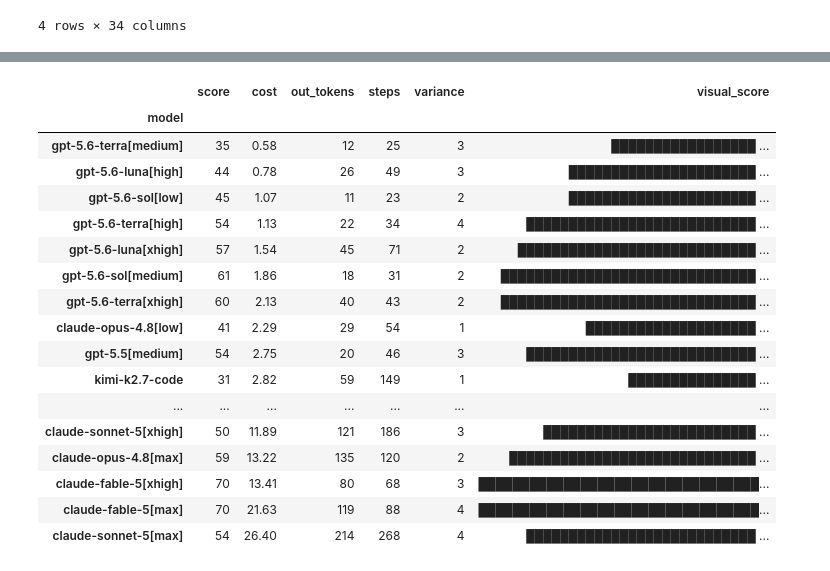
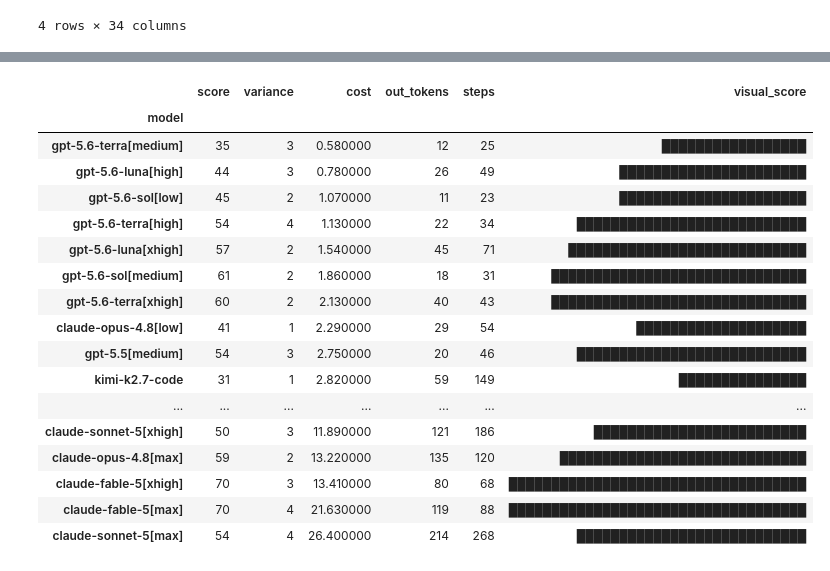
Before and after one commit to threnjen/thren-agentic-workflows, a Jupyter notebook: deepswe_charts.ipynb, the cells around one changed output, grey strips where cells are left out. Saved outputs shown, nothing was run; the diff lists cells and outputs as text; code cells hidden in the pictures.

```diff
--- a/deepswe_charts.ipynb
+++ b/deepswe_charts.ipynb
@@ -10,3 +10,27 @@ df
 | 2 | 60k | 41k | 80k | 119k | 72k | ... |
 | 3 | 61 | 44 | 68 | 88 | 76 | ... |
 4 rows × 34 columns
+# %%
+# transform the data frame so the columns become rows and the rows become columns
+df_transposed = df.T
+# reset the index
+df_transposed.reset_index(inplace=True)
+# add column names ["model", "score", "cost", "out_tokens", "steps"]
+df_transposed.columns = ["model", "score", "cost", "out_tokens", "steps"]
+
+# split the "score" column on the +- symbol and move the second % to a new column "variance"
+df_transposed[["score", "variance"]] = df_transposed["score"].str.split("±", expand=True)
+
+# in "score" and "variance", strip the "%" symbol and make it an integer. In "cost" column, strip the $ symbol and make it a float.
+df_transposed["score"] = df_transposed["score"].str.rstrip("%").astype(int)
+df_transposed["variance"] = df_transposed["variance"].str.rstrip("%").astype(int)
+df_transposed["cost"] = df_transposed["cost"].str.lstrip("$").astype(float)
+df_transposed["out_tokens"] = df_transposed["out_tokens"].str.rstrip("k").astype(int)
+
+# reorder the df columns by ["model", "score", "variance", "cost", "out_tokens", "steps"]
+df_transposed = df_transposed[["model", "score", "variance", "cost", "out_tokens", "steps"]]
+
+# set "model" as the index
+df_transposed.set_index("model", inplace=True)
+
+df_transposed
@@ -67,21 +91,34 @@ styled_df
 # %%
-df_transposed.sort_values("cost")
+df_cost = df_transposed.sort_values("cost")
+
+styled_df = (
+    df_cost.style
+    .set_properties(subset=["visual_score"], **{"text-align": "left"})
+    .set_table_styles(
+        [
+            {"selector": "th", "props": [("text-align", "left")]},
+            {"selector": "td", "props": [("text-align", "left")]},
+        ]
+    )
+)
+
+styled_df
 # %% [output]
-|  | score | cost | out_tokens | steps | variance | visual_score |
+|  | score | variance | cost | out_tokens | steps | visual_score |
 | model |  |  |  |  |  |  |
-| gpt-5.6-terra[medium] | 35 | 0.58 | 12 | 25 | 3 | █████████████████ ... |
-| gpt-5.6-luna[high] | 44 | 0.78 | 26 | 49 | 3 | ██████████████████████ ... |
-| gpt-5.6-sol[low] | 45 | 1.07 | 11 | 23 | 2 | ██████████████████████ ... |
-| gpt-5.6-terra[high] | 54 | 1.13 | 22 | 34 | 4 | ███████████████████████████ ... |
-| gpt-5.6-luna[xhigh] | 57 | 1.54 | 45 | 71 | 2 | ████████████████████████████ ... |
-| gpt-5.6-sol[medium] | 61 | 1.86 | 18 | 31 | 2 | ██████████████████████████████ ... |
-| gpt-5.6-terra[xhigh] | 60 | 2.13 | 40 | 43 | 2 | ██████████████████████████████ ... |
-| claude-opus-4.8[low] | 41 | 2.29 | 29 | 54 | 1 | ████████████████████ ... |
-| gpt-5.5[medium] | 54 | 2.75 | 20 | 46 | 3 | ███████████████████████████ ... |
-| kimi-k2.7-code | 31 | 2.82 | 59 | 149 | 1 | ███████████████ ... |
+| gpt-5.6-terra[medium] | 35 | 3 | 0.580000 | 12 | 25 | █████████████████ |
+| gpt-5.6-luna[high] | 44 | 3 | 0.780000 | 26 | 49 | ██████████████████████ |
+| gpt-5.6-sol[low] | 45 | 2 | 1.070000 | 11 | 23 | ██████████████████████ |
+| gpt-5.6-terra[high] | 54 | 4 | 1.130000 | 22 | 34 | ███████████████████████████ |
+| gpt-5.6-luna[xhigh] | 57 | 2 | 1.540000 | 45 | 71 | ████████████████████████████ |
+| gpt-5.6-sol[medium] | 61 | 2 | 1.860000 | 18 | 31 | ██████████████████████████████ |
+| gpt-5.6-terra[xhigh] | 60 | 2 | 2.130000 | 40 | 43 | ██████████████████████████████ |
+| claude-opus-4.8[low] | 41 | 1 | 2.290000 | 29 | 54 | ████████████████████ |
+| gpt-5.5[medium] | 54 | 3 | 2.750000 | 20 | 46 | ███████████████████████████ |
+| kimi-k2.7-code | 31 | 1 | 2.820000 | 59 | 149 | ███████████████ |
 | ... | ... | ... | ... | ... | ... | ... |
-| claude-sonnet-5[xhigh] | 50 | 11.89 | 121 | 186 | 3 | █████████████████████████ ... |
-| claude-opus-4.8[max] | 59 | 13.22 | 135 | 120 | 2 | █████████████████████████████ ... |
-| claude-fable-5[xhigh] | 70 | 13.41 | 80 | 68 | 3 | █████████████████████████████████... |
-| claude-fable-5[max] | 70 | 21.63 | 119 | 88 | 4 | █████████████████████████████████... |
-| claude-sonnet-5[max] | 54 | 26.40 | 214 | 268 | 4 | ███████████████████████████ ... |
+| claude-sonnet-5[xhigh] | 50 | 3 | 11.890000 | 121 | 186 | █████████████████████████ |
+| claude-opus-4.8[max] | 59 | 2 | 13.220000 | 135 | 120 | █████████████████████████████ |
+| claude-fable-5[xhigh] | 70 | 3 | 13.410000 | 80 | 68 | ███████████████████████████████████ |
+| claude-fable-5[max] | 70 | 4 | 21.630000 | 119 | 88 | ███████████████████████████████████ |
+| claude-sonnet-5[max] | 54 | 4 | 26.400000 | 214 | 268 | ███████████████████████████ |
```
Also changed, not shown: parts of 3 cells of this notebook.
